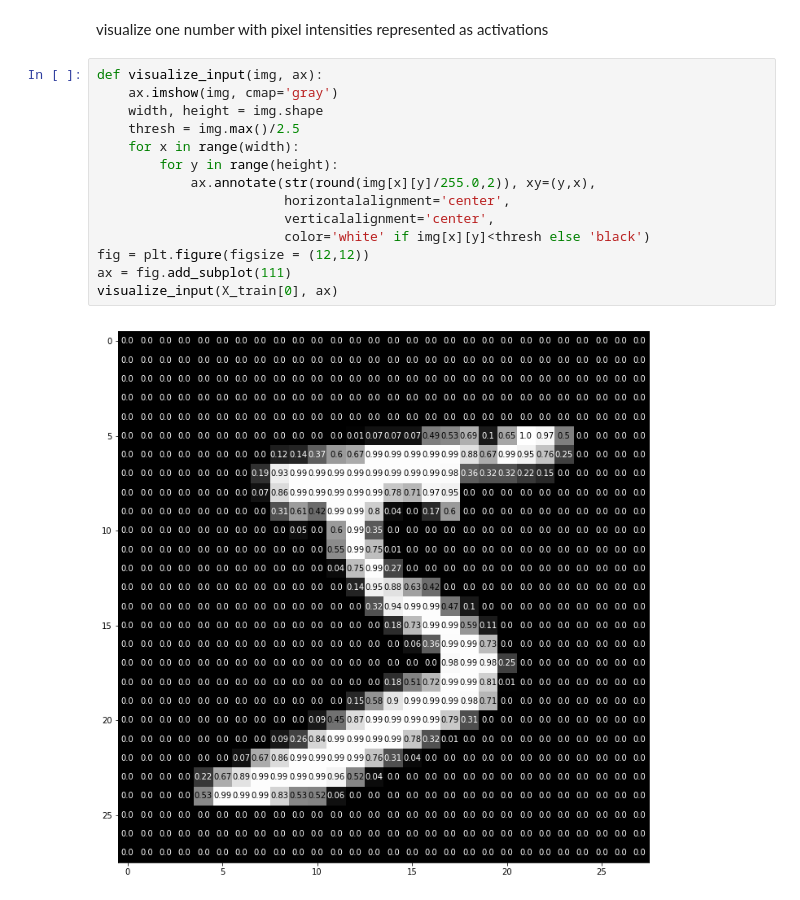
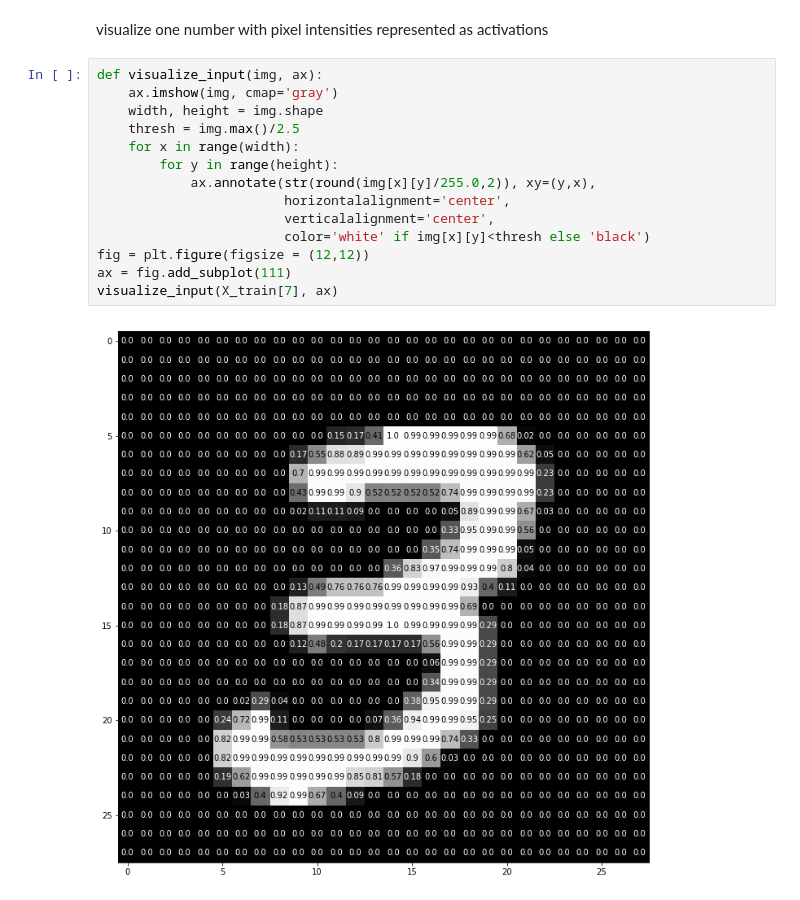
Before and after one commit to meetpramodr/Introduction-to-Artificial-Neural-Network-and-Deep-Learning, a Jupyter notebook: Image_intensity_activation.ipynb, the cells around one changed output. Drawn from its saved outputs; the diff is of its cells as text.

```diff
--- a/Image_intensity_activation.ipynb
+++ b/Image_intensity_activation.ipynb
@@ -28,16 +28,16 @@ visualize one number with pixel intensities represented as activations
 # %%
 def visualize_input(img, ax):
     ax.imshow(img, cmap='gray')
     width, height = img.shape
     thresh = img.max()/2.5
     for x in range(width):
         for y in range(height):
             ax.annotate(str(round(img[x][y]/255.0,2)), xy=(y,x),
                         horizontalalignment='center',
                         verticalalignment='center',
                         color='white' if img[x][y]<thresh else 'black')
 fig = plt.figure(figsize = (12,12))
 ax = fig.add_subplot(111)
-visualize_input(X_train[0], ax)
+visualize_input(X_train[7], ax)
 # %% [output]
-[figure, old version]
+[figure, new version]
```
Also changed, not shown: parts of 1 cell of this notebook.
